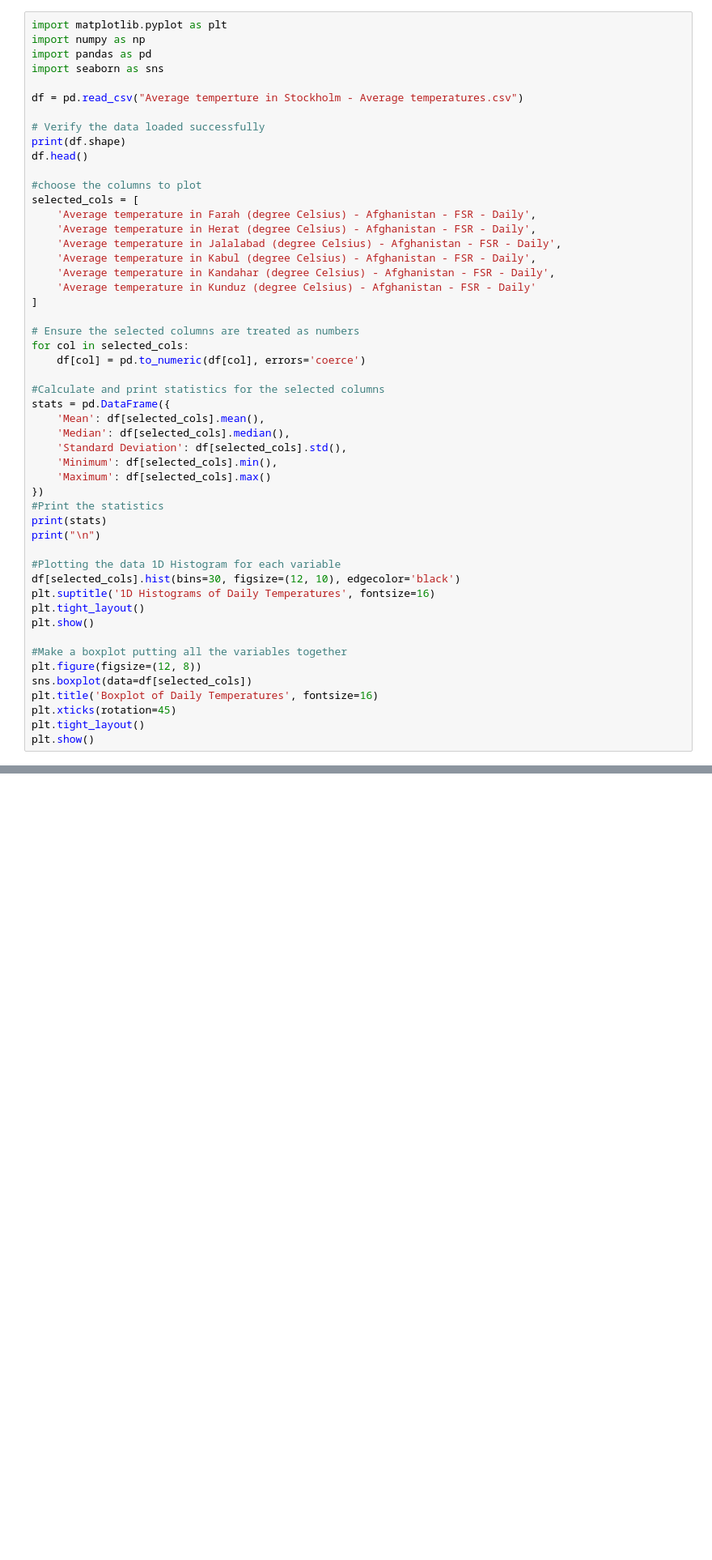
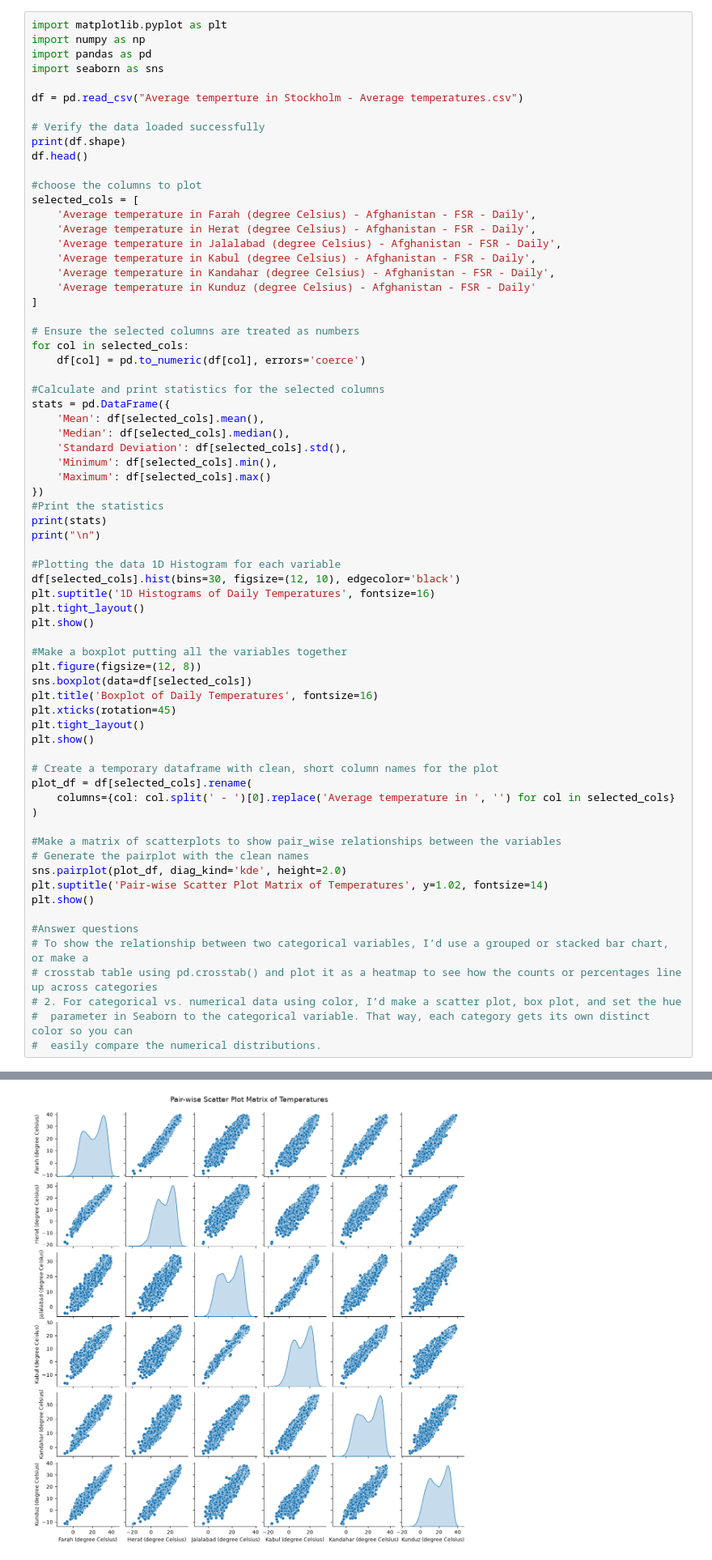
Before and after one commit to itz-wenddyy/Data-analysis, a Jupyter notebook: Homework_x.ipynb, the cells around one changed output, grey strips where cells are left out. Shown at 81% size. Cells and saved outputs as stored; diff of their text form; blank space fills up the shorter version.

Commit message:
Finish scatterplot matrix and answers

```diff
--- a/Homework_x.ipynb
+++ b/Homework_x.ipynb
@@ -42,30 +42,49 @@ plt.suptitle('1D Histograms of Daily Temperatures', fontsize=16)
 plt.tight_layout()
 plt.show()
 
 #Make a boxplot putting all the variables together
 plt.figure(figsize=(12, 8))
 sns.boxplot(data=df[selected_cols])
 plt.title('Boxplot of Daily Temperatures', fontsize=16)
 plt.xticks(rotation=45)
 plt.tight_layout()
 plt.show()
+
+# Create a temporary dataframe with clean, short column names for the plot
+plot_df = df[selected_cols].rename(
+    columns={col: col.split(' - ')[0].replace('Average temperature in ', '') for col in selected_cols}
+)
+
+#Make a matrix of scatterplots to show pair_wise relationships between the variables
+# Generate the pairplot with the clean names
+sns.pairplot(plot_df, diag_kind='kde', height=2.0)
+plt.suptitle('Pair-wise Scatter Plot Matrix of Temperatures', y=1.02, fontsize=14)
+plt.show()
+
+#Answer questions
+# To show the relationship between two categorical variables, I’d use a grouped or stacked bar chart, or make a
+# crosstab table using pd.crosstab() and plot it as a heatmap to see how the counts or percentages line up across categories
+# 2. For categorical vs. numerical data using color, I’d make a scatter plot, box plot, and set the hue
+#  parameter in Seaborn to the categorical variable. That way, each category gets its own distinct color so you can
+#  easily compare the numerical distributions.
 # %% [output]
 (4303, 1891)
                                                          Mean  Median  \
 Average temperature in Farah (degree Celsius) -...  21.652165   22.61
 Average temperature in Herat (degree Celsius) -...  14.333777   15.19
 Average temperature in Jalalabad (degree Celsiu...  18.466767   19.32
 Average temperature in Kabul (degree Celsius) -...  12.112802   12.96
 Average temperature in Kandahar (degree Celsius...  20.663847   21.54
 Average temperature in Kunduz (degree Celsius) ...  18.777251   19.33
 
                                                     Standard Deviation  \
 Average temperature in Farah (degree Celsius) -...           10.272309
 Average temperature in Herat (degree Celsius) -...            8.923834
 ... (8 lines left out)
 Average temperature in Jalalabad (degree Celsiu...    -4.27    33.96
 Average temperature in Kabul (degree Celsius) -...   -16.72    27.92
 Average temperature in Kandahar (degree Celsius...    -4.40    36.57
 Average temperature in Kunduz (degree Celsius) ...   -11.39    38.07
 [figure]
 [figure]
+[figure, added]
```
